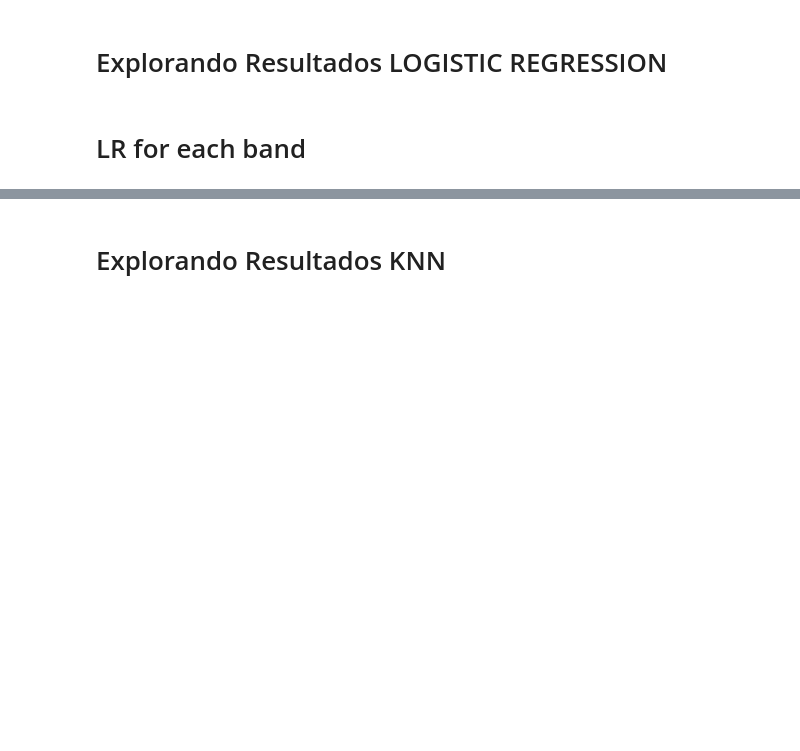
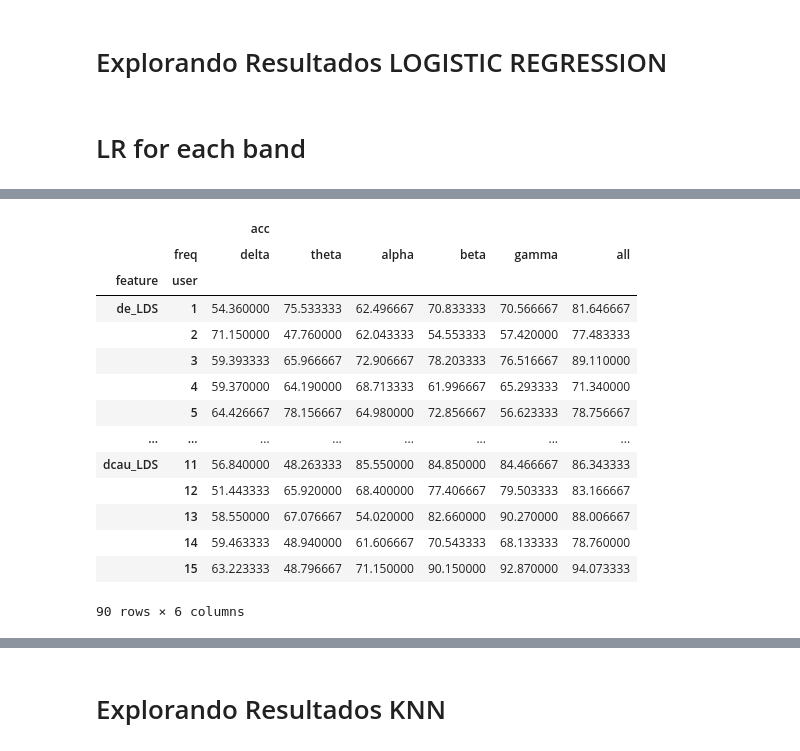
Before and after one commit to jvmr22/MSc-dissertation-EEG-Analysis, a Jupyter notebook: EDA_seed.ipynb, the cells around one changed output, grey strips where cells are left out. Drawn from its saved outputs; the diff is of its cells as text; code cells hidden in the pictures; blank space fills up the shorter version.

```diff
--- a/EDA_seed.ipynb
+++ b/EDA_seed.ipynb
@@ -487,0 +548,21 @@ for cur_feature in all_features:
+# %%
+# Media Por individuo
+full_lr_result_df.pivot_table(index=['feature','user'], columns=['freq'],values=['acc'])\
+    .reindex(["delta","theta", "alpha", "beta", "gamma", "all"],axis=1,level=1)\
+    .reindex(['de_LDS','psd_LDS', 'rasm_LDS', 'dasm_LDS', 'asm_LDS','dcau_LDS'],axis=0, level=0)
+# %% [output]
+|  |  | acc |  |  |  |  |  |
+|  | freq | delta | theta | alpha | beta | gamma | all |
+| feature | user |  |  |  |  |  |  |
+| de_LDS | 1 | 54.360000 | 75.533333 | 62.496667 | 70.833333 | 70.566667 | 81.646667 |
+|  | 2 | 71.150000 | 47.760000 | 62.043333 | 54.553333 | 57.420000 | 77.483333 |
+|  | 3 | 59.393333 | 65.966667 | 72.906667 | 78.203333 | 76.516667 | 89.110000 |
+|  | 4 | 59.370000 | 64.190000 | 68.713333 | 61.996667 | 65.293333 | 71.340000 |
+|  | 5 | 64.426667 | 78.156667 | 64.980000 | 72.856667 | 56.623333 | 78.756667 |
+| ... | ... | ... | ... | ... | ... | ... | ... |
+| dcau_LDS | 11 | 56.840000 | 48.263333 | 85.550000 | 84.850000 | 84.466667 | 86.343333 |
+|  | 12 | 51.443333 | 65.920000 | 68.400000 | 77.406667 | 79.503333 | 83.166667 |
+|  | 13 | 58.550000 | 67.076667 | 54.020000 | 82.660000 | 90.270000 | 88.006667 |
+|  | 14 | 59.463333 | 48.940000 | 61.606667 | 70.543333 | 68.133333 | 78.760000 |
+|  | 15 | 63.223333 | 48.796667 | 71.150000 | 90.150000 | 92.870000 | 94.073333 |
+90 rows × 6 columns
```
Also changed, not shown: parts of 27 cells of this notebook.
